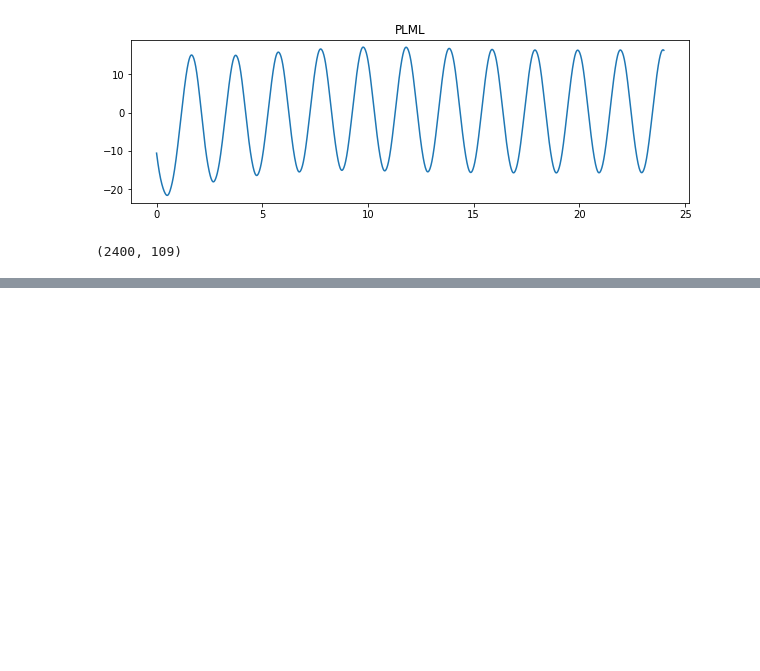
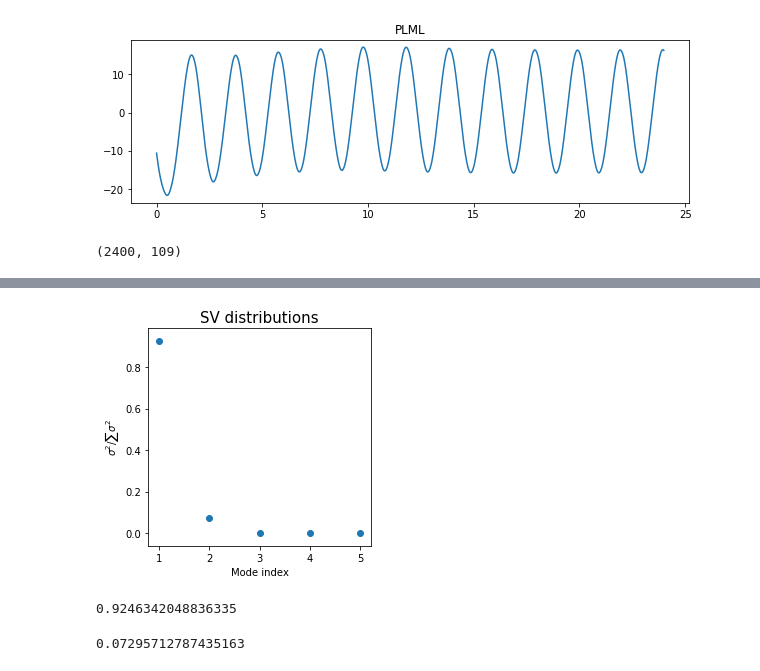
Before and after one commit to sjonany/c-elegans-interactome-analysis, a Jupyter notebook: milestone_oscillation.ipynb, the cells around one changed output, grey strips where cells are left out. Saved outputs shown, nothing was run; the diff lists cells and outputs as text; code cells hidden in the pictures; blank space fills up the shorter version.

```diff
--- a/milestone_oscillation.ipynb
+++ b/milestone_oscillation.ipynb
@@ -77,0 +92,21 @@ Text(0.5, 0, 'Time (s)')
+# %%
+fig, ax = plt.subplots(nrows=1, ncols=1, figsize=(4, 4))
+sigma_squared = np.square(pca.singular_values_)
+sigma_squared_normed = sigma_squared / sum(sigma_squared)
+
+ax.set_title("SV distributions", fontsize=15)
+x_labels = list(range(1, 6))
+ax.scatter(x_labels, sigma_squared_normed[:5])
+ax.set_xlabel('Mode index', fontsize=10)
+ax.set_ylabel('$\sigma^2 / \sum\sigma^2$', fontsize=10)
+_ = ax.set_xticks(x_labels)
+# %% [output]
+[figure, added]
+# %%
+sigma_squared_normed[0]
+# %% [output]
+0.9246342048836335
+# %%
+sigma_squared_normed[1]
+# %% [output]
+0.07295712787435163
```
Also changed, not shown: parts of 5 cells of this notebook.
